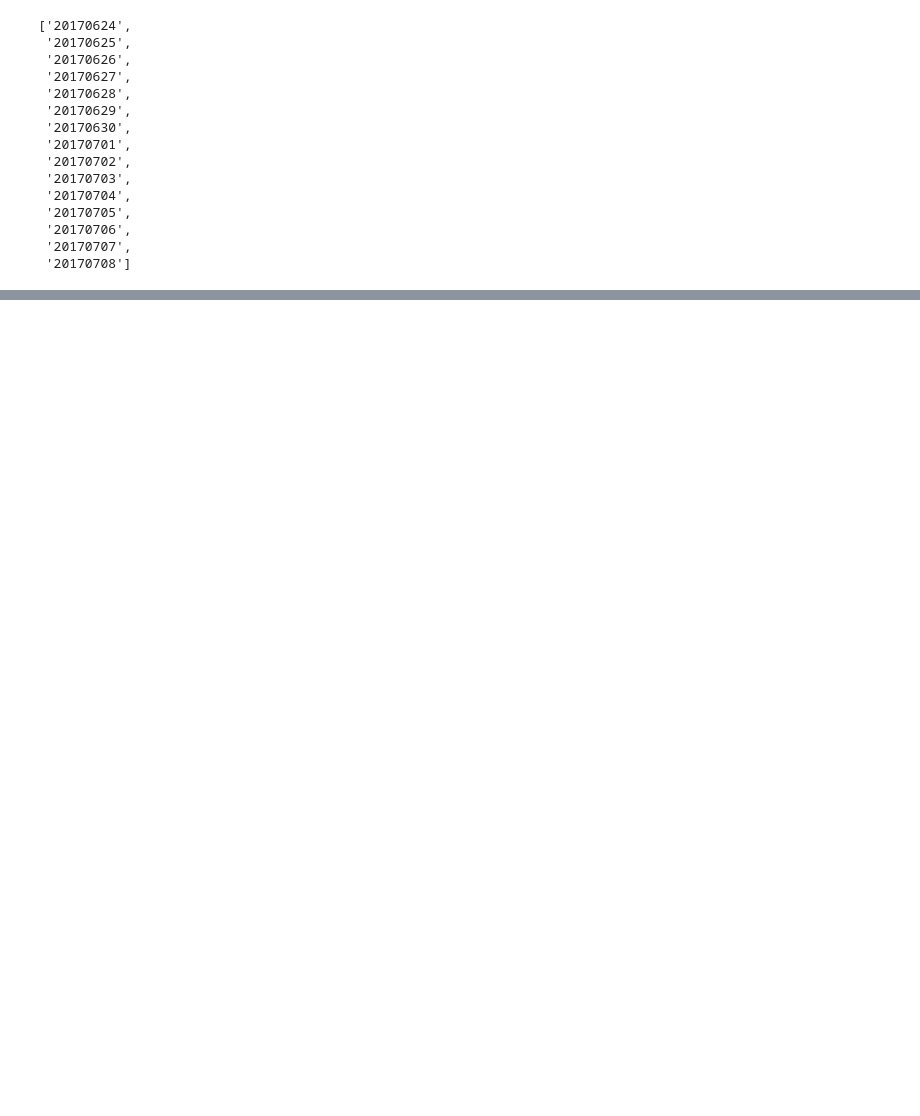
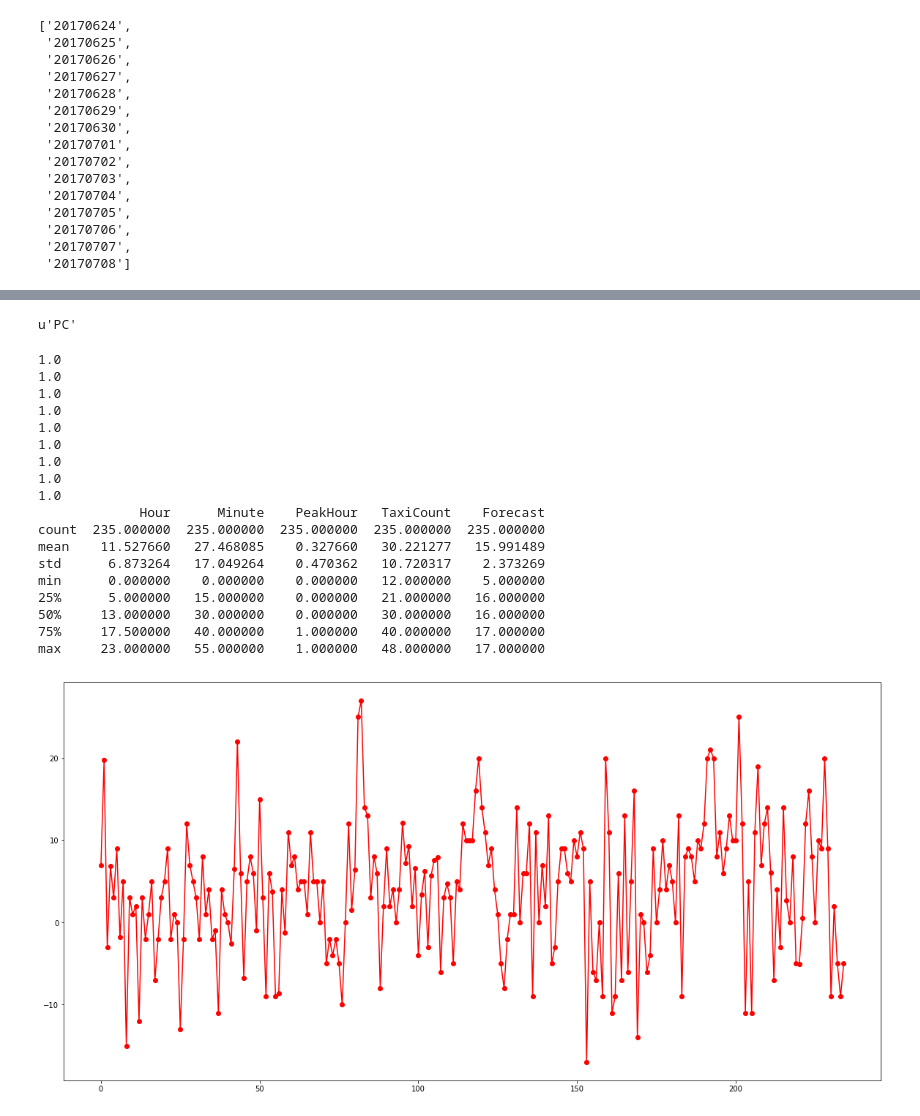
Before and after one commit to hari-allamraju/sg-taxidata, a Jupyter notebook: notebooks/Weather.ipynb, the cells around one changed output, grey strips where cells are left out. Drawn from its saved outputs; the diff is of its cells as text; code cells hidden in the pictures; blank space fills up the shorter version.

Commit message:
added weather as a parameter to the model

```diff
--- a/notebooks/Weather.ipynb
+++ b/notebooks/Weather.ipynb
@@ -53,6 +58,3 @@ dates
  '20170706',
  '20170707',
  '20170708']
-# %%
-df=weather.getdf_date(DBNAME,'20170701')
-len(df['Forecast'])
@@ -60,0 +61,5 @@ len(df['Forecast'])
+# %%
+w=weather.getdf_date(DBNAME,'20170701')
+w['Hour']=w.apply(lambda x:int(x['Time'][:2]),axis=1)
+w=w.drop(['Point','Time','Location'],axis=1)
+w.head()
@@ -60,0 +73,4 @@ len(df['Forecast'])
+# %%
+w.query('X>=19 and X<=21 and Y>=4 and Y<=6 and Hour==9')['Forecast'].tolist()[0]
+# %% [output]
+u'PC'
@@ -60,0 +98,45 @@ len(df['Forecast'])
+# %%
+data=[process_date(date) for date in dates]
+data=[x for x in data if x is not None]
+# %%
+kn=KNeighborsRegressor(weights='distance')
+for df in data[:-1]:
+    X=df.drop(['TaxiCount'],axis=1).as_matrix()
+    y=np.array(df['TaxiCount'].tolist()).reshape(-1,1)
+    kn.fit(X,y)
+    print kn.score(X,y)
+
+test=data[-1]
+
+print test.describe()
+
+Xt=test.drop(['TaxiCount'],axis=1).as_matrix()
+yt=np.array(test['TaxiCount'].tolist()).reshape(-1,1)
+P=kn.predict(Xt)
+e=[x-y for x,y in zip(P,yt)]
+
+
+#plt.plot(yt,'-g')
+#plt.plot(P,'-b')
+plt.plot(e,'-ro')
+plt.show()
+# %% [output]
+1.0
+1.0
+1.0
+1.0
+1.0
+1.0
+1.0
+1.0
+1.0
+             Hour      Minute    PeakHour   TaxiCount    Forecast
+count  235.000000  235.000000  235.000000  235.000000  235.000000
+mean    11.527660   27.468085    0.327660   30.221277   15.991489
+std      6.873264   17.049264    0.470362   10.720317    2.373269
+min      0.000000    0.000000    0.000000   12.000000    5.000000
+25%      5.000000   15.000000    0.000000   21.000000   16.000000
+50%     13.000000   30.000000    0.000000   30.000000   16.000000
+75%     17.500000   40.000000    1.000000   40.000000   17.000000
+max     23.000000   55.000000    1.000000   48.000000   17.000000
+[figure, added]
```
Also changed, not shown: parts of 6 cells of this notebook, 3 other files.
